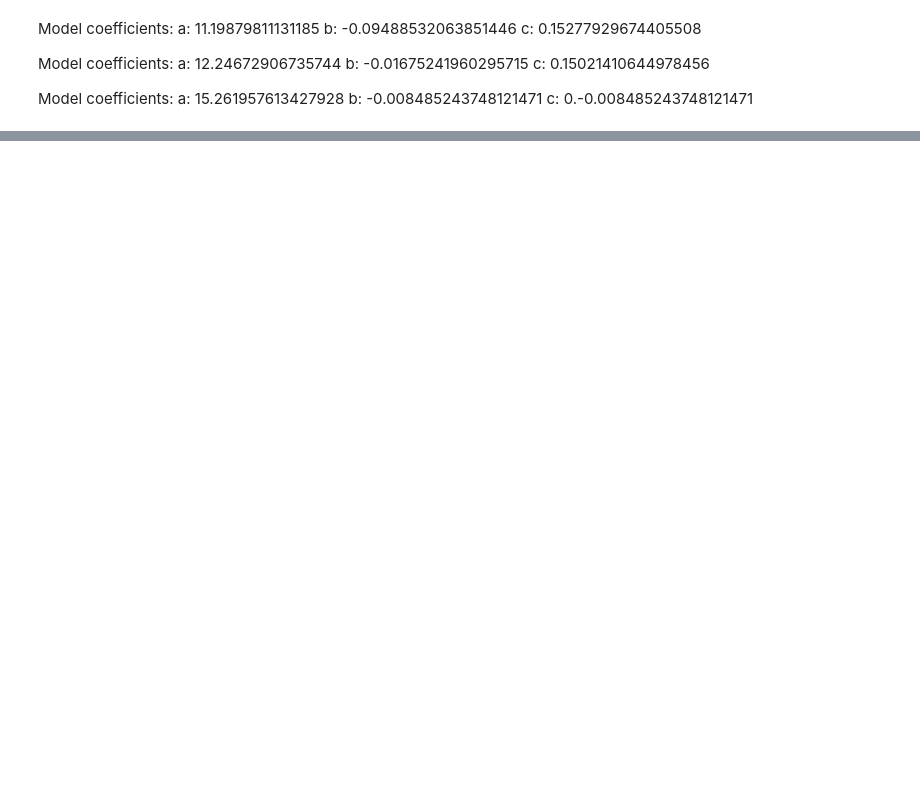
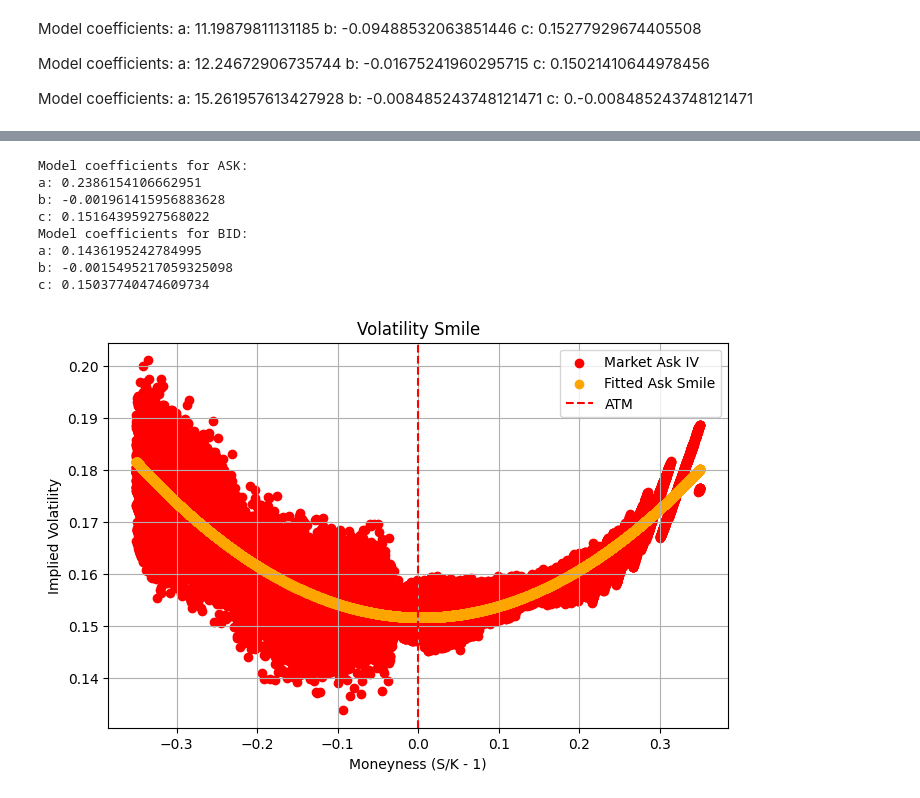
Before and after one commit to chrispyroberts/imc-prosperity-3, a Jupyter notebook: ROUND 3/round3 analysis.ipynb, the cells around one changed output, grey strips where cells are left out. Drawn from its saved outputs; the diff is of its cells as text; code cells hidden in the pictures; blank space fills up the shorter version.

```diff
--- a/ROUND 3/round3 analysis.ipynb
+++ b/ROUND 3/round3 analysis.ipynb
@@ -471,0 +349,63 @@ plt.show()
+# %%
+df = copy_df
+
+df['m_t'] = np.log(df['strike_price'] / df['underlying_price']) / np.sqrt(df['time_to_expiry']) # moneyness = log(K/S) / sqrt(T)
+# negtive for OTM, positive for ITM
+
+# filter for moenyness between a certain range
+df = df[(df['m_t'] > -0.35) & (df['m_t'] < 0.35)]
+
+
+m_t = df['m_t'].values
+T = df['time_to_expiry'].values
+# v_t = fix_data(df['rolled_IV'].values)
+v_t_1 = df['ask_IV'].values
+v_t_2 = df['bid_IV'].values
+# %%
+from sklearn.linear_model import LinearRegression
+import numpy as np
+
+X_fit = np.vstack([np.square(m_t), m_t, np.ones_like(m_t)]).T
+
+# Ask fit
+model_ask = LinearRegression().fit(X_fit, v_t_1)
+Y_fit_ask = model_ask.predict(X_fit)
+
+print("Model coefficients for ASK:")
+print("a:", model_ask.coef_[0])
+print("b:", model_ask.coef_[1])
+print("c:", model_ask.intercept_)
+
+# Bid fit
+model_bid = LinearRegression().fit(X_fit, v_t_2)
+Y_fit_bid = model_bid.predict(X_fit)
+print("Model coefficients for BID:")
+print("a:", model_bid.coef_[0])
+print("b:", model_bid.coef_[1])
+print("c:", model_bid.intercept_)
+
+
+# Plot the fit
+plt.figure(figsize=(8,5))
+plt.scatter(m_t, v_t_1, label='Market Ask IV', c='red', alpha=1.0)
+# plt.scatter(m_t, v_t_2, label='Market Bid IV', c='Blue', alpha=0.5)
+plt.scatter(m_t, Y_fit_ask, color='orange', label='Fitted Ask Smile', alpha=1.0)
+# plt.scatter(m_t, Y_fit_bid, color='purple', label='Fitted Bid Smile', alpha=0.01)
+
+
+plt.axvline(0.0, color='red', linestyle='--', label='ATM')
+plt.xlabel("Moneyness (S/K - 1)")
+plt.ylabel("Implied Volatility")
+plt.title(f"Volatility Smile")
+plt.legend()
+plt.grid(True)
+# %% [output]
+Model coefficients for ASK:
+a: 0.2386154106662951
+b: -0.001961415956883628
+c: 0.15164395927568022
+Model coefficients for BID:
+a: 0.1436195242784995
+b: -0.0015495217059325098
+c: 0.15037740474609734
+[figure, added]
```
Also changed, not shown: parts of 64 cells of this notebook, 2 other files.
